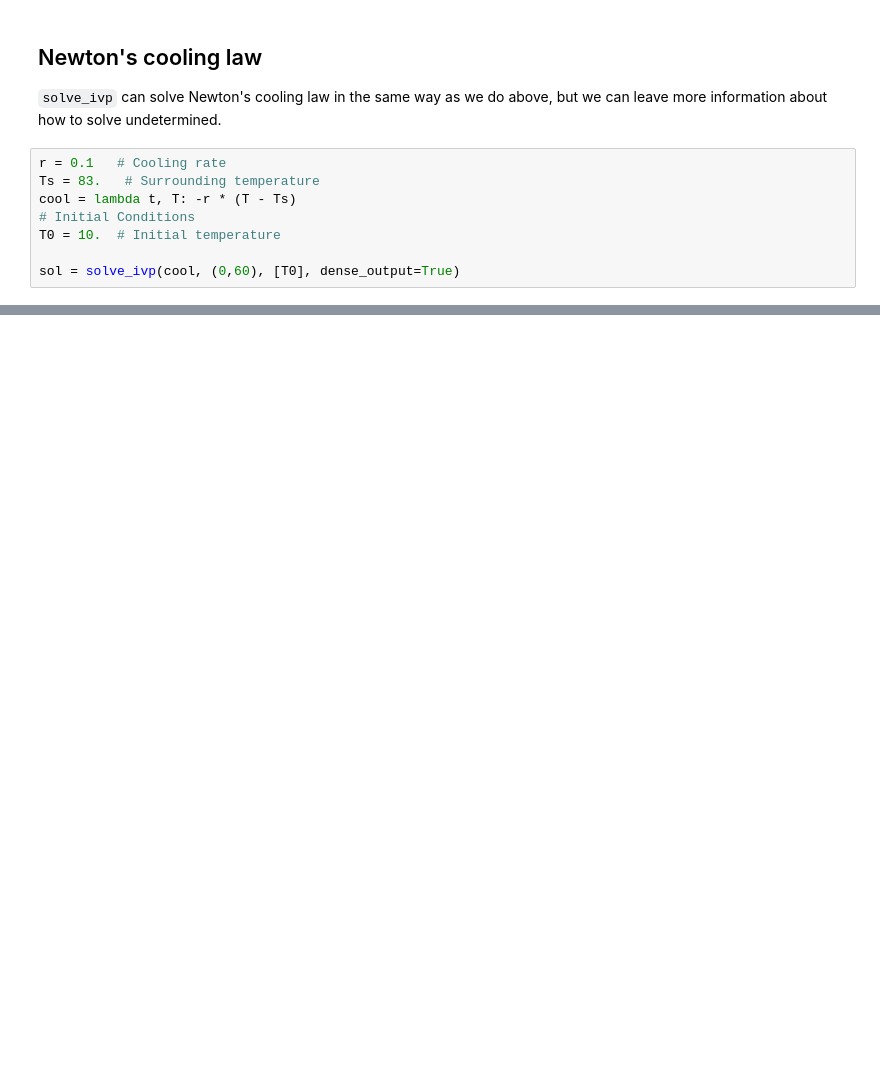
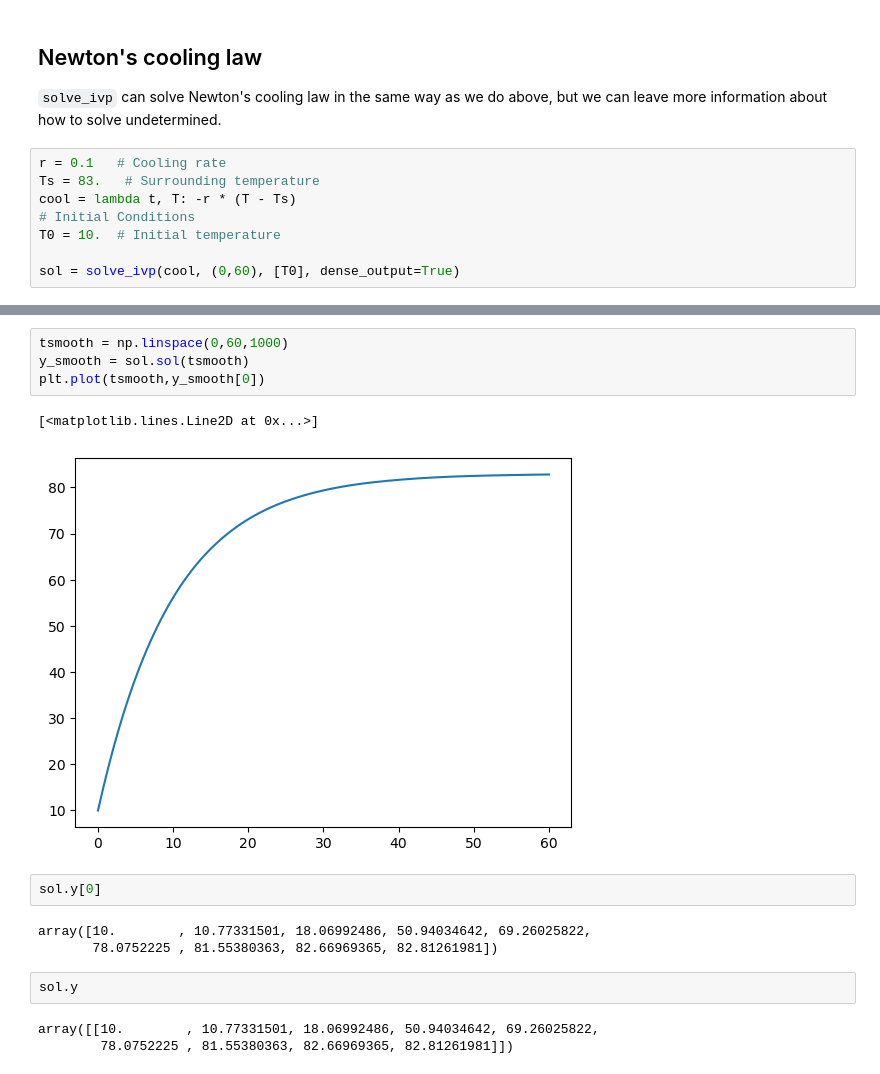
Before and after one commit to Phys3211/mainF25, a Jupyter notebook: Python/Computation/03_Lecture_Euler.ipynb, the cells around one changed output, grey strips where cells are left out. Drawn from its saved outputs; the diff is of its cells as text; blank space fills up the shorter version.

```diff
--- a/Python/Computation/03_Lecture_Euler.ipynb
+++ b/Python/Computation/03_Lecture_Euler.ipynb
@@ -391,0 +445,17 @@ plt.plot(sol.t, sol.y[0], tpoints, rk4_temps)
+# %%
+tsmooth = np.linspace(0,60,1000)
+y_smooth = sol.sol(tsmooth)
+plt.plot(tsmooth,y_smooth[0])
+# %% [output]
+[<matplotlib.lines.Line2D at 0x...>]
+[figure, added]
+# %%
+sol.y[0]
+# %% [output]
+array([10.        , 10.77331501, 18.06992486, 50.94034642, 69.26025822,
+       78.0752225 , 81.55380363, 82.66969365, 82.81261981])
+# %%
+sol.y
+# %% [output]
+array([[10.        , 10.77331501, 18.06992486, 50.94034642, 69.26025822,
+        78.0752225 , 81.55380363, 82.66969365, 82.81261981]])
```
Also changed, not shown: parts of 16 cells of this notebook, 3 other files.
